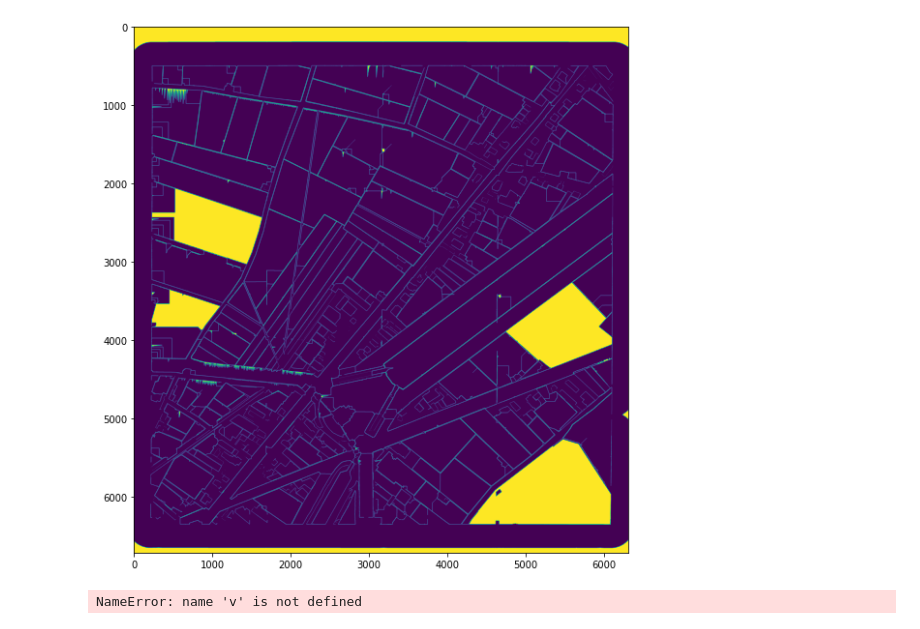
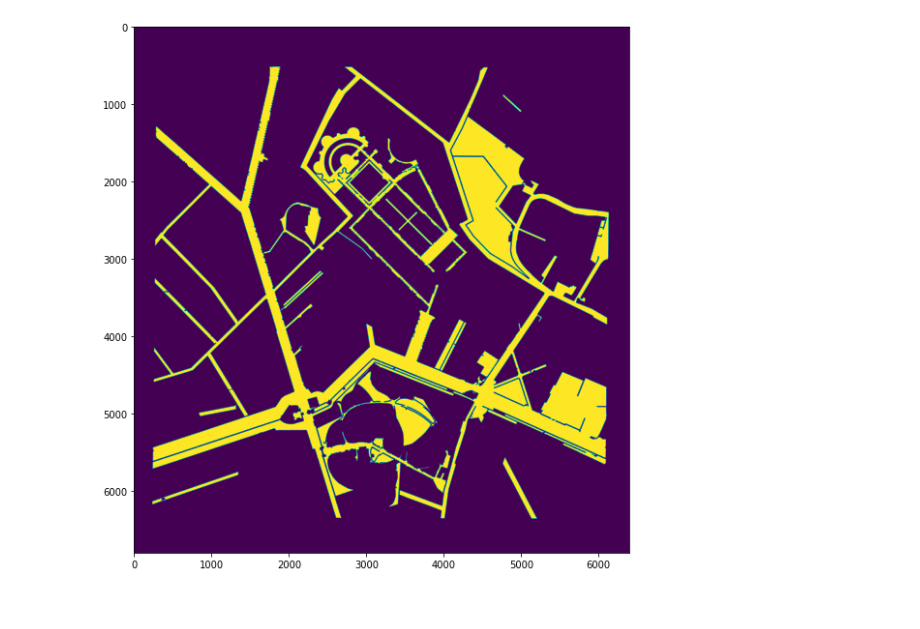
Before and after one commit to AudranDoublet/jacoubet_map_number_detection, a Jupyter notebook: RoadSegmentation.ipynb, the cells around one changed output. Drawn from its saved outputs; the diff is of its cells as text; code cells hidden in the pictures.

Commit message:
improve road segmentation

```diff
--- a/RoadSegmentation.ipynb
+++ b/RoadSegmentation.ipynb
@@ -143,11 +189,22 @@ n_binary = filter_roads(binary, n_dist, exterior)
 edges = filters.sobel(n_dist)
 edges[exterior > 0] = 11
 
-edges = edges > 20
+edges = edges > 40
 edges[n_dist > 300] = True
+edges[get_useless_edges(n_dist, exterior) > 0] = False
 # %%
 edges = remove_small_holes(edges, 1000)
+edges_filtered = filter_edges(edges)
+# %%
+v2 = filter_roads(binary, edges, exterior)
+v2_filtered = filter_roads(binary, edges_filtered, exterior, True)
+v2_diff = filter_edges((1 - (v2_filtered ^ v2))) > 0
+
+result = v2 ^ v2_diff
+# %%
+f_result = remove_small_holes(result, 10000)
+f_result = binary_closing(f_result, disk(3))
 # %%
-show_image(edges)
+show_image(f_result)
 # %% [output]
-[figure, old version]
+[figure, new version]
@@ -156,9 +210,0 @@ bin_fi = np.any(otsu_image(image), axis=2)
-# %%
-r = bin_fi * 255 - binary_dilation(v > 10, square(5)) * 255
-r[r < 0] = 0
-r[grid > 0] = 0
-r[exterior > 0] = 0
-
-show_image(r)
-# %% [output]
-NameError: name 'v' is not defined
```
Also changed, not shown: parts of 22 cells of this notebook, 2 other files.
